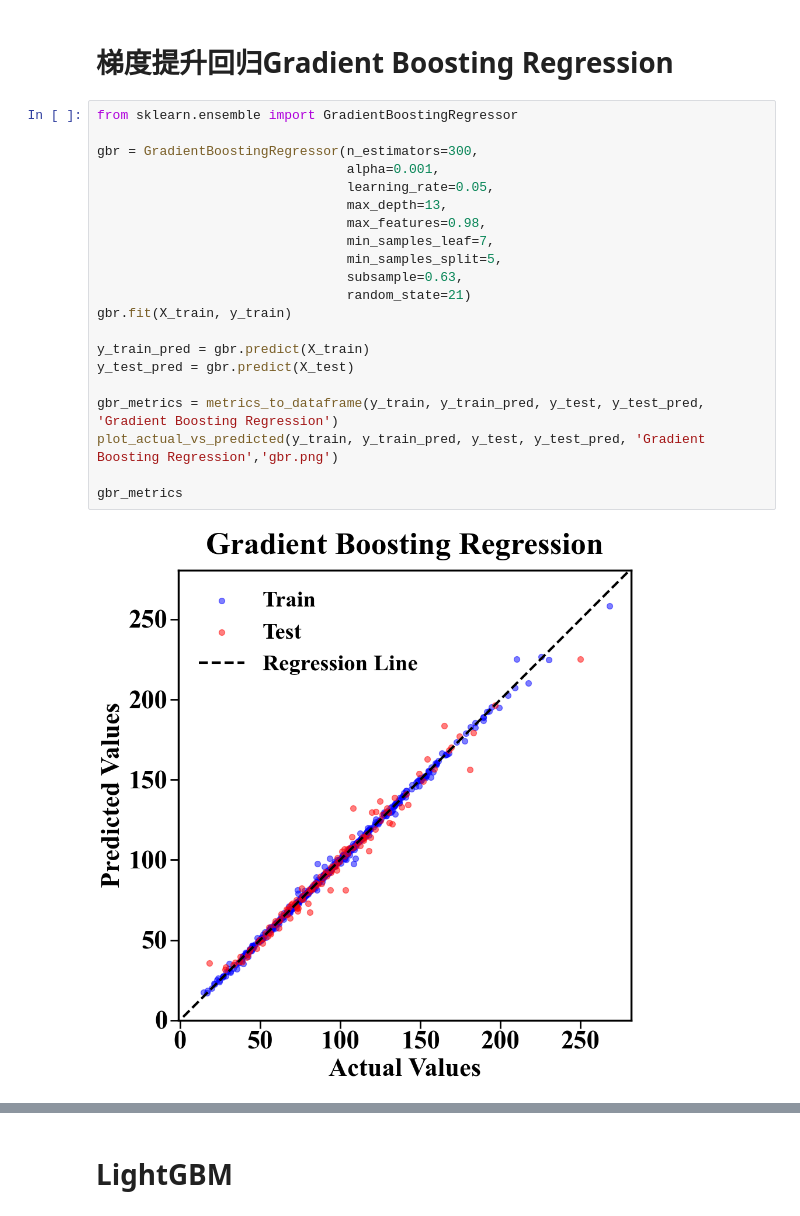
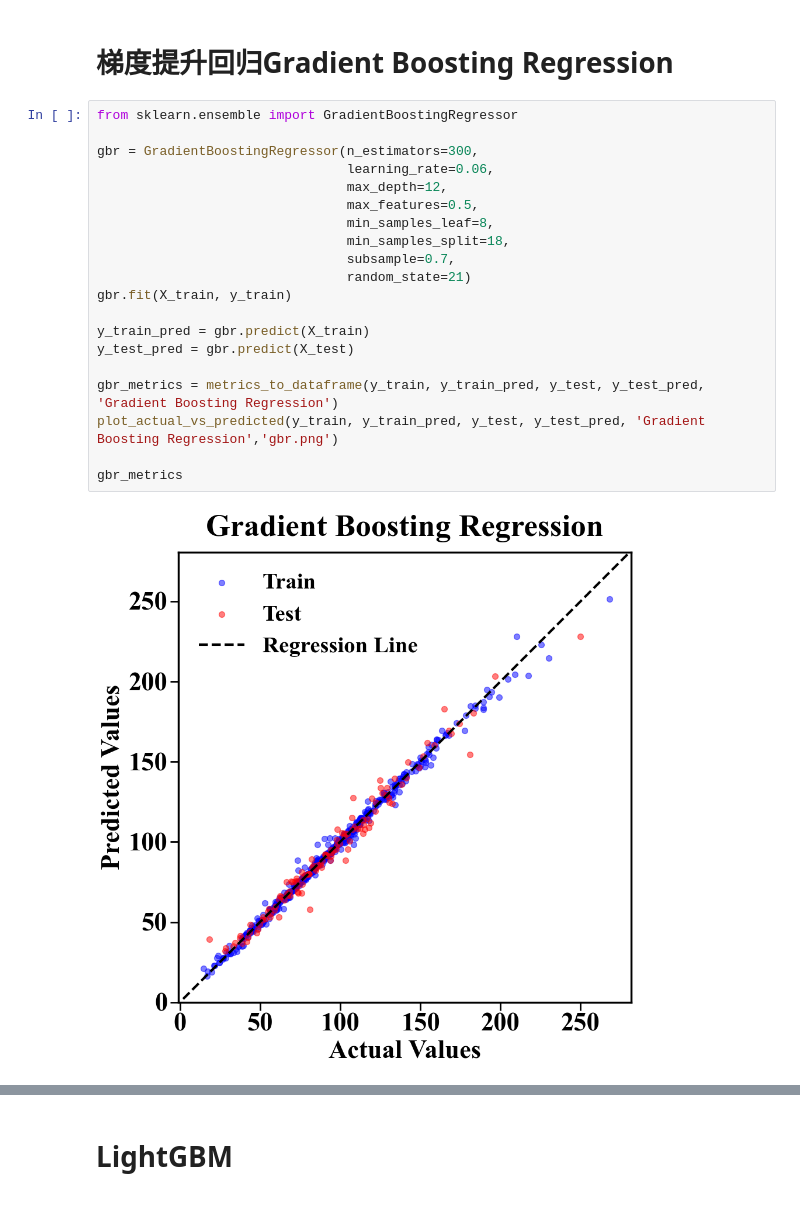
Before and after one commit to YYCHEN2001/Carbon_Cathode_New, a Jupyter notebook: ML_model/1_ML_results_old.ipynb, the cells around one changed output, grey strips where cells are left out. Saved outputs shown, nothing was run; the diff lists cells and outputs as text.

```diff
--- a/ML_model/1_ML_results_old.ipynb
+++ b/ML_model/1_ML_results_old.ipynb
@@ -104,24 +104,23 @@ rfr_metrics
 # %%
 from sklearn.ensemble import GradientBoostingRegressor
 
 gbr = GradientBoostingRegressor(n_estimators=300,
-                                alpha=0.001,
-                                learning_rate=0.05,
-                                max_depth=13,
-                                max_features=0.98,
-                                min_samples_leaf=7,
-                                min_samples_split=5,
-                                subsample=0.63,
+                                learning_rate=0.06,
+                                max_depth=12,
+                                max_features=0.5,
+                                min_samples_leaf=8,
+                                min_samples_split=18,
+                                subsample=0.7,
                                 random_state=21)
 gbr.fit(X_train, y_train)
 
 y_train_pred = gbr.predict(X_train)
 y_test_pred = gbr.predict(X_test)
 
 gbr_metrics = metrics_to_dataframe(y_train, y_train_pred, y_test, y_test_pred, 'Gradient Boosting Regression')
 plot_actual_vs_predicted(y_train, y_train_pred, y_test, y_test_pred, 'Gradient Boosting Regression','gbr.png')
 
 gbr_metrics
 # %% [output]
-[figure, old version]
+[figure, new version]
 |  | model | R2_train | MAE_train | MAPE_train | RMSE_train | R2_test | MAE_test | MAPE_test | RMSE_test |
```
Also changed, not shown: parts of 3 cells of this notebook, 19 other files.
